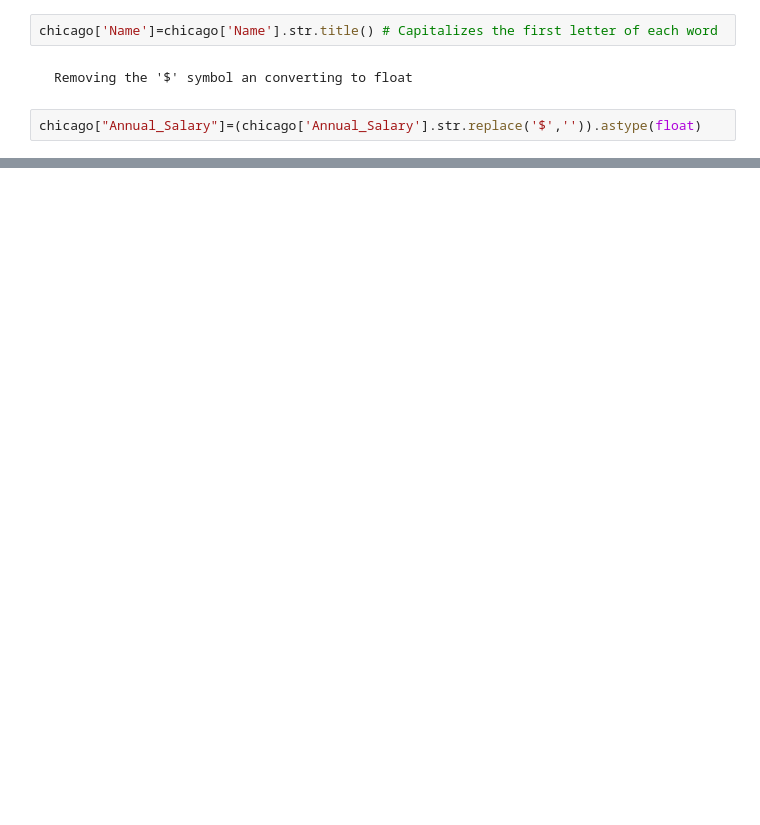
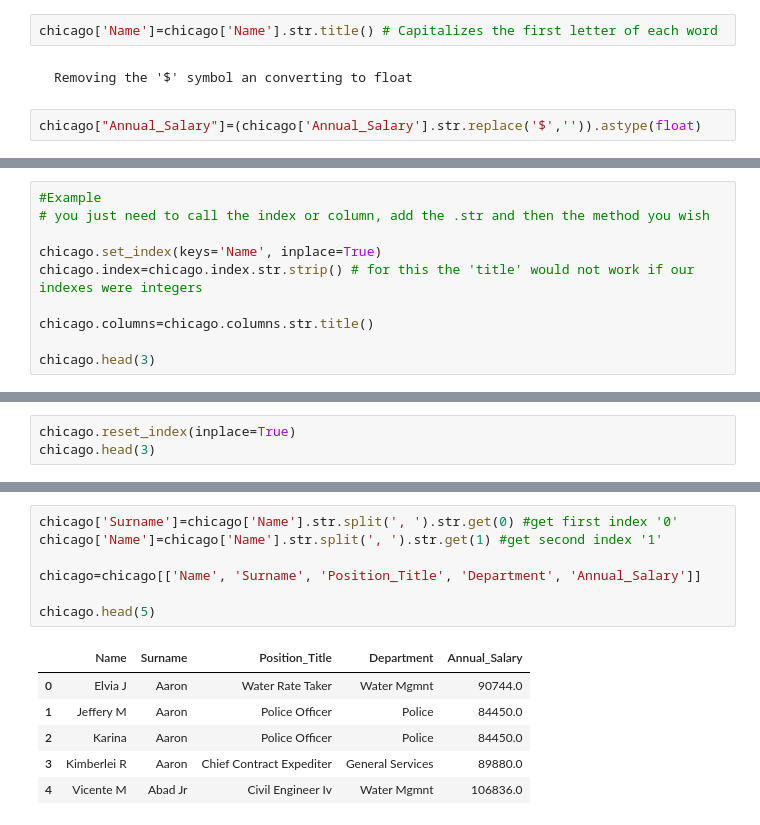
Before and after one commit to GiOvAnNa740/PythonNotebooks, a Jupyter notebook: Data_Analysis_with_Pandas_and_Python/_notes_2_TextData.ipynb, the cells around one changed output, grey strips where cells are left out. Cells and saved outputs as stored; diff of their text form; blank space fills up the shorter version.

```diff
--- a/Data_Analysis_with_Pandas_and_Python/_notes_2_TextData.ipynb
+++ b/Data_Analysis_with_Pandas_and_Python/_notes_2_TextData.ipynb
@@ -106,0 +201,10 @@ chicago["Annual_Salary"]=(chicago['Annual_Salary'].str.replace('$','')).astype(f
+# %%
+#Example
+# you just need to call the index or column, add the .str and then the method you wish
+
+chicago.set_index(keys='Name', inplace=True)
+chicago.index=chicago.index.str.strip() # for this the 'title' would not work if our indexes were integers
+
+chicago.columns=chicago.columns.str.title()
+
+chicago.head(3)
@@ -106,0 +217,3 @@ chicago["Annual_Salary"]=(chicago['Annual_Salary'].str.replace('$','')).astype(f
+# %%
+chicago.reset_index(inplace=True)
+chicago.head(3)
@@ -106,0 +243,14 @@ chicago["Annual_Salary"]=(chicago['Annual_Salary'].str.replace('$','')).astype(f
+# %%
+chicago['Surname']=chicago['Name'].str.split(', ').str.get(0) #get first index '0'
+chicago['Name']=chicago['Name'].str.split(', ').str.get(1) #get second index '1'
+
+chicago=chicago[['Name', 'Surname', 'Position_Title', 'Department', 'Annual_Salary']]
+
+chicago.head(5)
+# %% [output]
+|  | Name | Surname | Position_Title | Department | Annual_Salary |
+| 0 | Elvia J | Aaron | Water Rate Taker | Water Mgmnt | 90744.0 |
+| 1 | Jeffery M | Aaron | Police Officer | Police | 84450.0 |
+| 2 | Karina | Aaron | Police Officer | Police | 84450.0 |
+| 3 | Kimberlei R | Aaron | Chief Contract Expediter | General Services | 89880.0 |
+| 4 | Vicente M | Abad Jr | Civil Engineer Iv | Water Mgmnt | 106836.0 |
```
Also changed, not shown: parts of 27 cells of this notebook, 1 other file.
